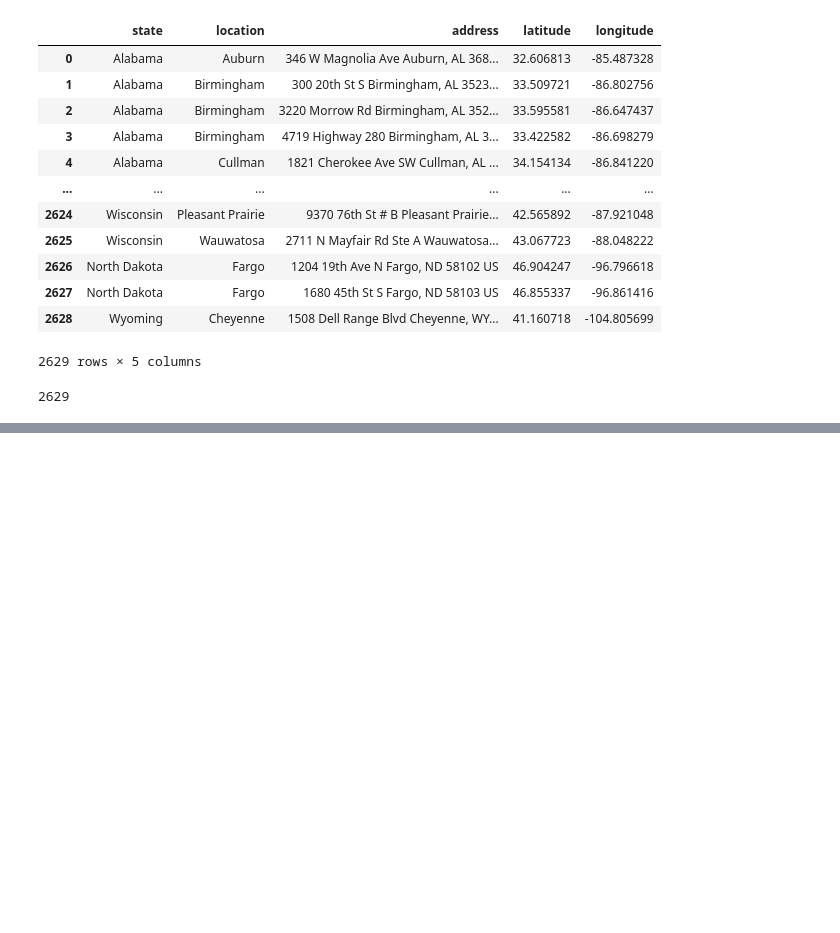
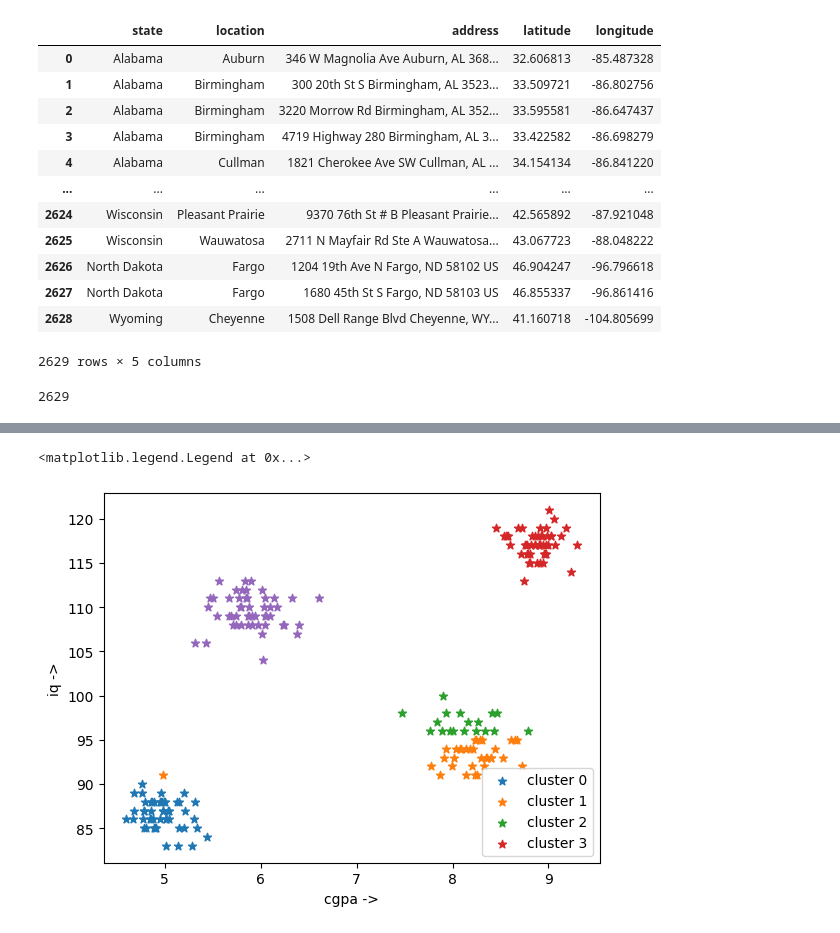
Before and after one commit to SuvrajitPatari2023/innov-project-2026, a Jupyter notebook: k-means.ipynb, the cells around one changed output, grey strips where cells are left out. Saved outputs shown, nothing was run; the diff lists cells and outputs as text; code cells hidden in the pictures; blank space fills up the shorter version.

Commit message:
Implementing K means clustering on a new restaurant dataset

```diff
--- a/k-means.ipynb
+++ b/k-means.ipynb
@@ -146,0 +149,4 @@ for row in df1.values:
+# %%
+X = df.iloc[:, :].values
+km = KMeansScratch(n_clusters=5, max_iter=2000)
+y_means = km.fitPredict(X)
@@ -146,0 +165,10 @@ for row in df1.values:
+# %%
+for i in range(km.n_clusters):
+    plt.scatter(X[y_means == i, 0], X[y_means == i, 1], marker='*')
+
+plt.xlabel('cgpa ->')
+plt.ylabel('iq ->')
+plt.legend(['cluster 0', 'cluster 1', 'cluster 2', 'cluster 3'])
+# %% [output]
+<matplotlib.legend.Legend at 0x...>
+[figure, added]
```
Also changed, not shown: parts of 7 cells of this notebook, 3 other files.
